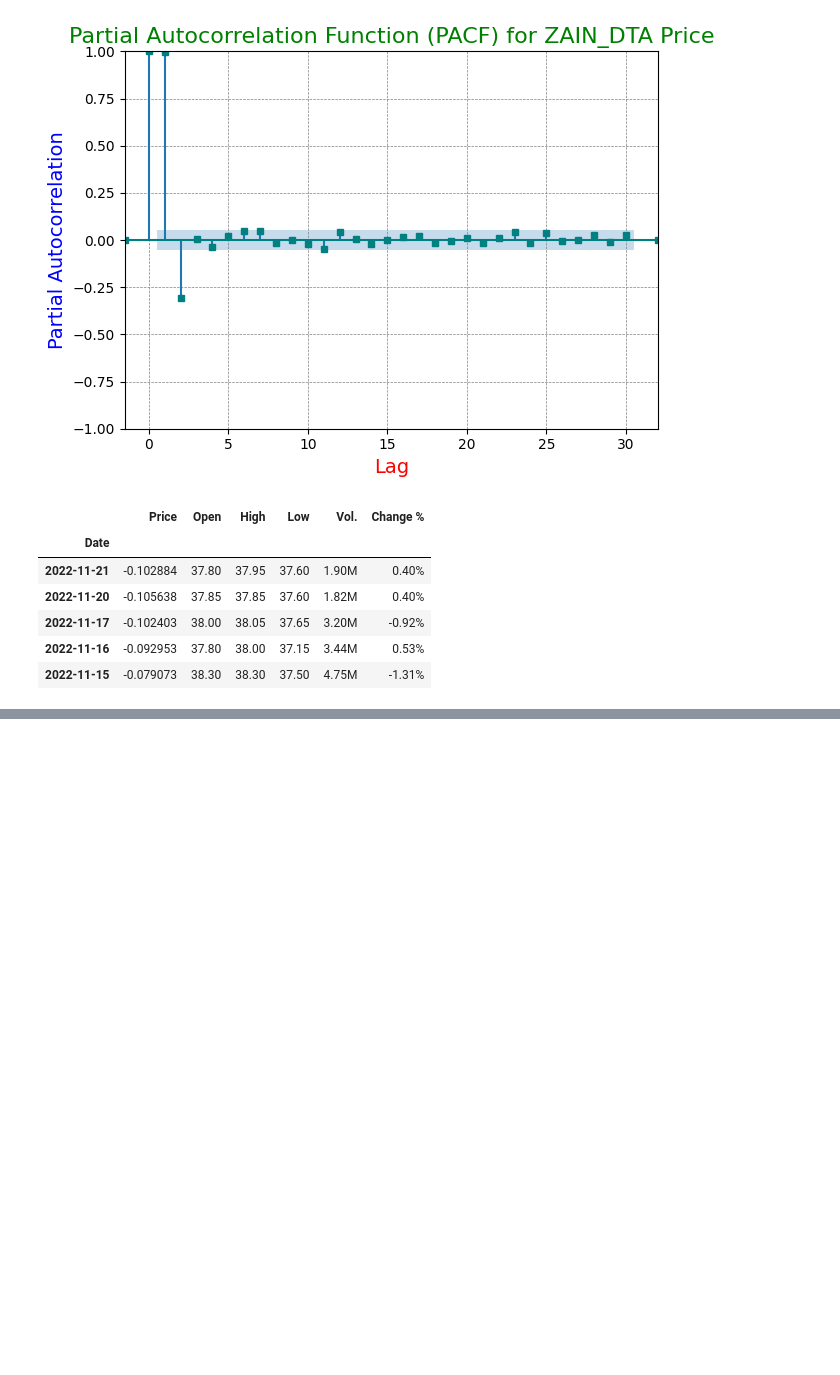
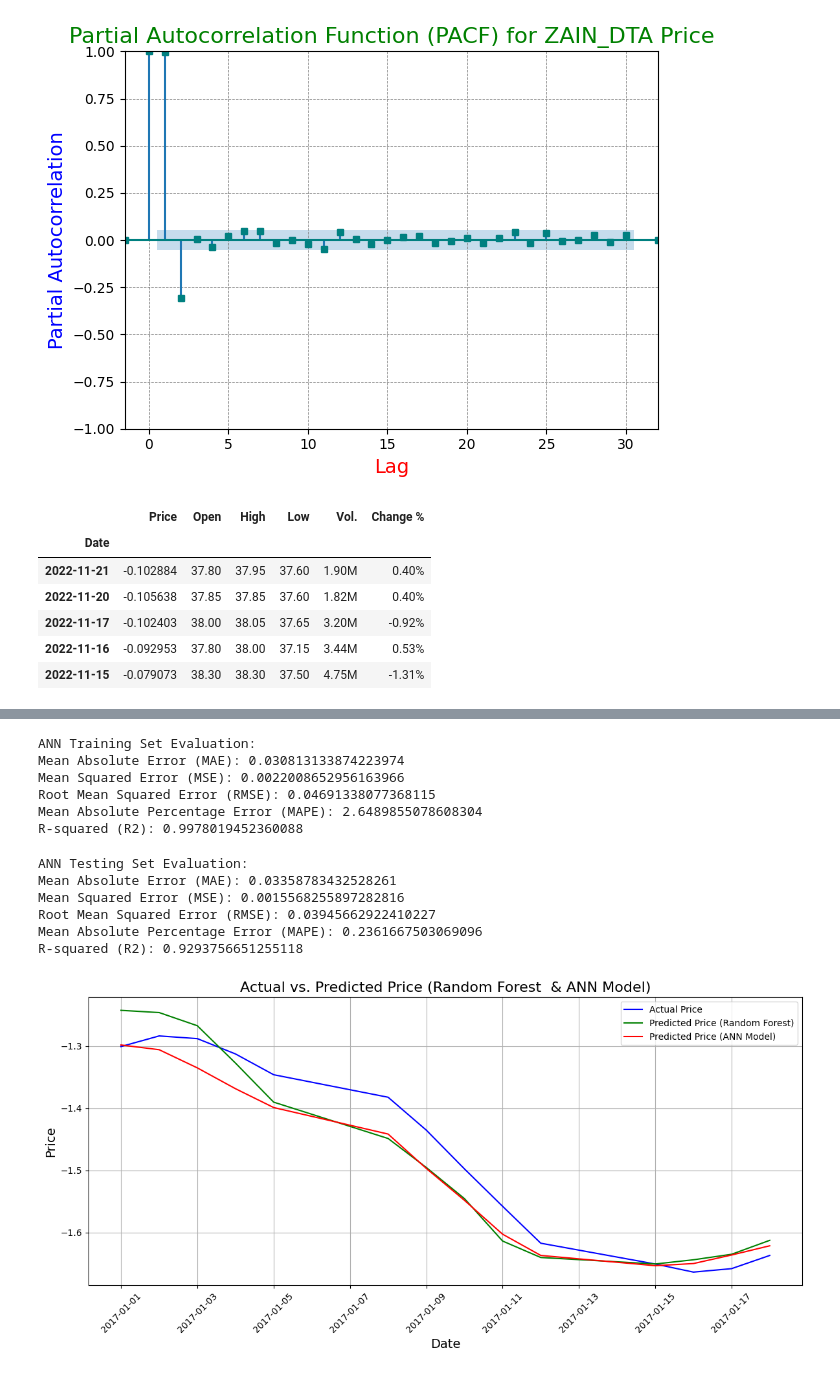
Before and after one commit to aswink71/Time-Series-Project, a Jupyter notebook: Untitled13.ipynb, the cells around one changed output, grey strips where cells are left out. Cells and saved outputs as stored; diff of their text form; code cells hidden in the pictures; blank space fills up the shorter version.

```diff
--- a/Untitled13.ipynb
+++ b/Untitled13.ipynb
@@ -386,0 +489,24 @@ STC_DTA_denoised.head()
+# %%
+# Modify the information for ANN
+X_train_ann=X_train.reshape(X_train.shape[0],X_train.shape[1], 1)
+# getting the vlaues of changing the shape
+X_test_ann=X_test.reshape(X_test.shape[0],X_test.shape[1], 1)
+# %%
+# adding the layers of this algorithms
+from tensorflow.keras.models import Sequential
+#Utilize the algorithms with the lyes.
+from tensorflow.keras.layers import Dense
+
+modl_ann=Sequential()
+# adding the layers in the algorithms
+modl_ann.add(Dense(units=50,activation='relu',input_dim=X_train_ann.shape[1]))
+# Including an additional dropout layer to avoid overfitting
+modl_ann.add(Dense(units=25,activation='relu'))
+# Regression's output layer
+modl_ann.add(Dense(units=1))
+
+# Putting the model together.
+modl_ann.compile(optimizer='adam',loss='mse')
+
+#Getting the model informed.
+modl_ann.fit(X_train_ann,y_train,epochs=100,batch_size=32,verbose=1,validation_data=(X_test_ann,y_test))
@@ -386,0 +549,5 @@ STC_DTA_denoised.head()
+# %%
+# Predicted using the testing and training sets.
+train_pred_ann=modl_ann.predict(X_train_ann)
+# Forecasting the training as well as testing sets.
+test_pred_ann=modl_ann.predict(X_test_ann)
@@ -386,0 +557,20 @@ STC_DTA_denoised.head()
+# %%
+print("ANN Training Set Evaluation:")
+calculate_metrics(y_train,train_pred_ann.flatten())
+# %% [output]
+ANN Training Set Evaluation:
+Mean Absolute Error (MAE): 0.030813133874223974
+Mean Squared Error (MSE): 0.0022008652956163966
+Root Mean Squared Error (RMSE): 0.04691338077368115
+Mean Absolute Percentage Error (MAPE): 2.6489855078608304
+R-squared (R2): 0.9978019452360088
+# %%
+print("\nANN Testing Set Evaluation:")
+calculate_metrics(y_test,test_pred_ann.flatten())
+# %% [output]
+ANN Testing Set Evaluation:
+Mean Absolute Error (MAE): 0.03358783432528261
+Mean Squared Error (MSE): 0.0015568255897282816
+Root Mean Squared Error (RMSE): 0.03945662922410227
+Mean Absolute Percentage Error (MAPE): 0.2361667503069096
+R-squared (R2): 0.9293756651255118
@@ -386,0 +617,12 @@ STC_DTA_denoised.head()
+# %%
+plot_actual_vs_predicted(
+    index=STC_DTA_denoised.index[-len(y_test):], #date
+    y_test=y_test, #actual values
+    tst_prd_dt=pd_rf_stc, #predicted
+    test_pred_cnn=test_pred_ann,
+    title='Actual vs. Predicted Price (Random Forest  & ANN Model)',
+    xlabel='Date',
+    ylabel='Price'
+)
+# %% [output]
+[figure, added]
```
Also changed, not shown: parts of 41 cells of this notebook.
